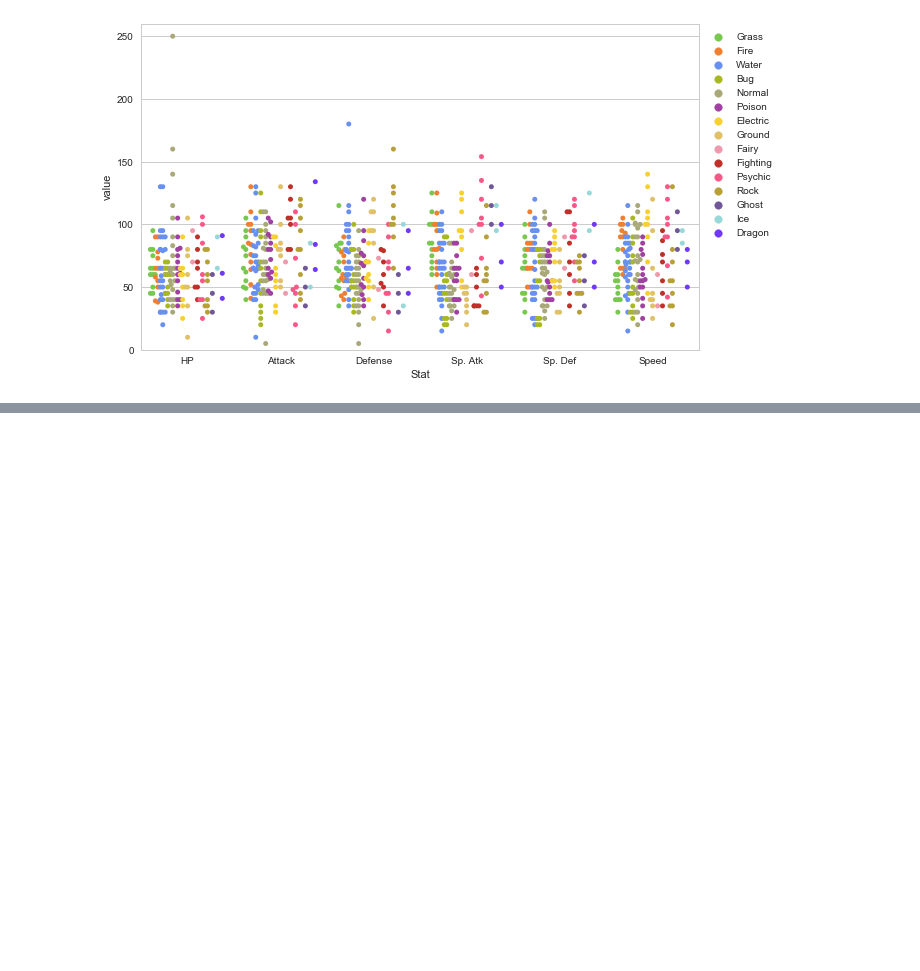
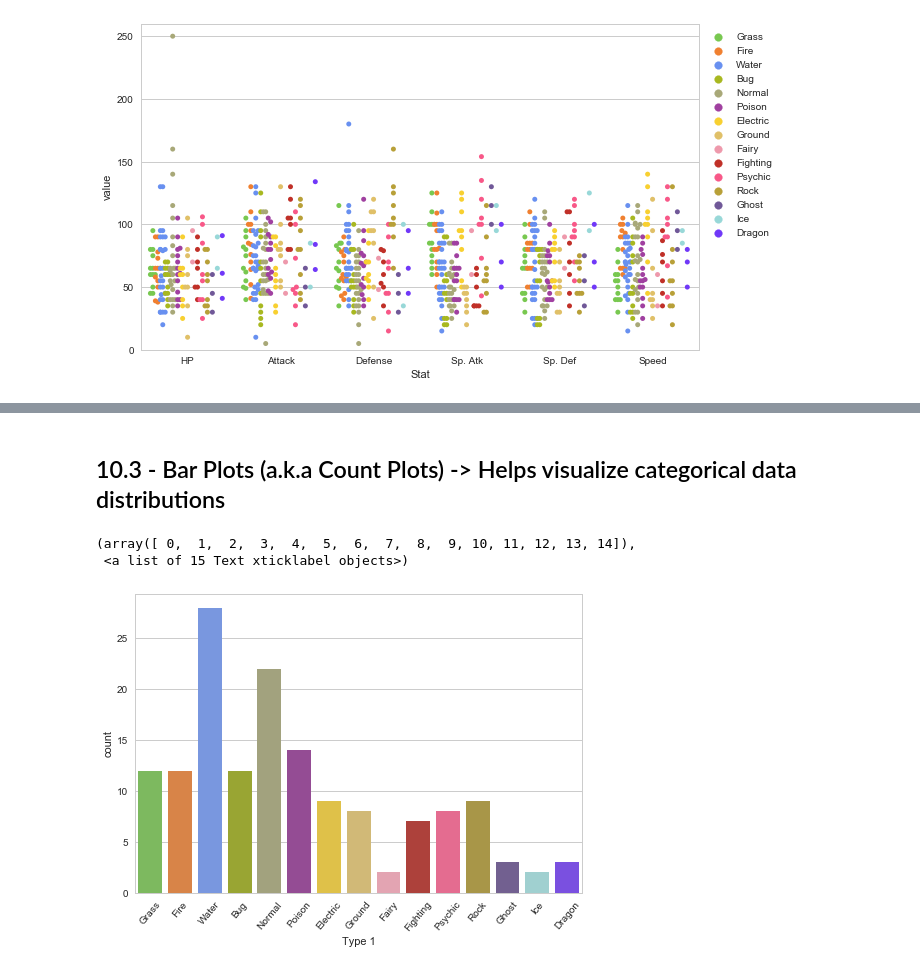
Before and after one commit to kbrook10/python_seaborn_tutorial, a Jupyter notebook: Python Seaborn Tutorial - EliteDataScience.ipynb, the cells around one changed output, grey strips where cells are left out. Cells and saved outputs as stored; diff of their text form; code cells hidden in the pictures; blank space fills up the shorter version.

```diff
--- a/Python Seaborn Tutorial - EliteDataScience.ipynb
+++ b/Python Seaborn Tutorial - EliteDataScience.ipynb
@@ -192,0 +214,12 @@ plt.legend(bbox_to_anchor=(1,1), loc=2)
+# %% [markdown]
+## 10.3 - Bar Plots (a.k.a Count Plots) -> Helps visualize categorical data distributions
+# %%
+# Create Bar Plot
+sns.countplot(x='Type 1', data=df, palette=pkmn_type_colors)
+
+# Rotate x-axis labels to provide more space
+plt.xticks(rotation=50)
+# %% [output]
+(array([ 0,  1,  2,  3,  4,  5,  6,  7,  8,  9, 10, 11, 12, 13, 14]),
+ <a list of 15 Text xticklabel objects>)
+[figure, added]
```
Also changed, not shown: parts of 11 cells of this notebook.
